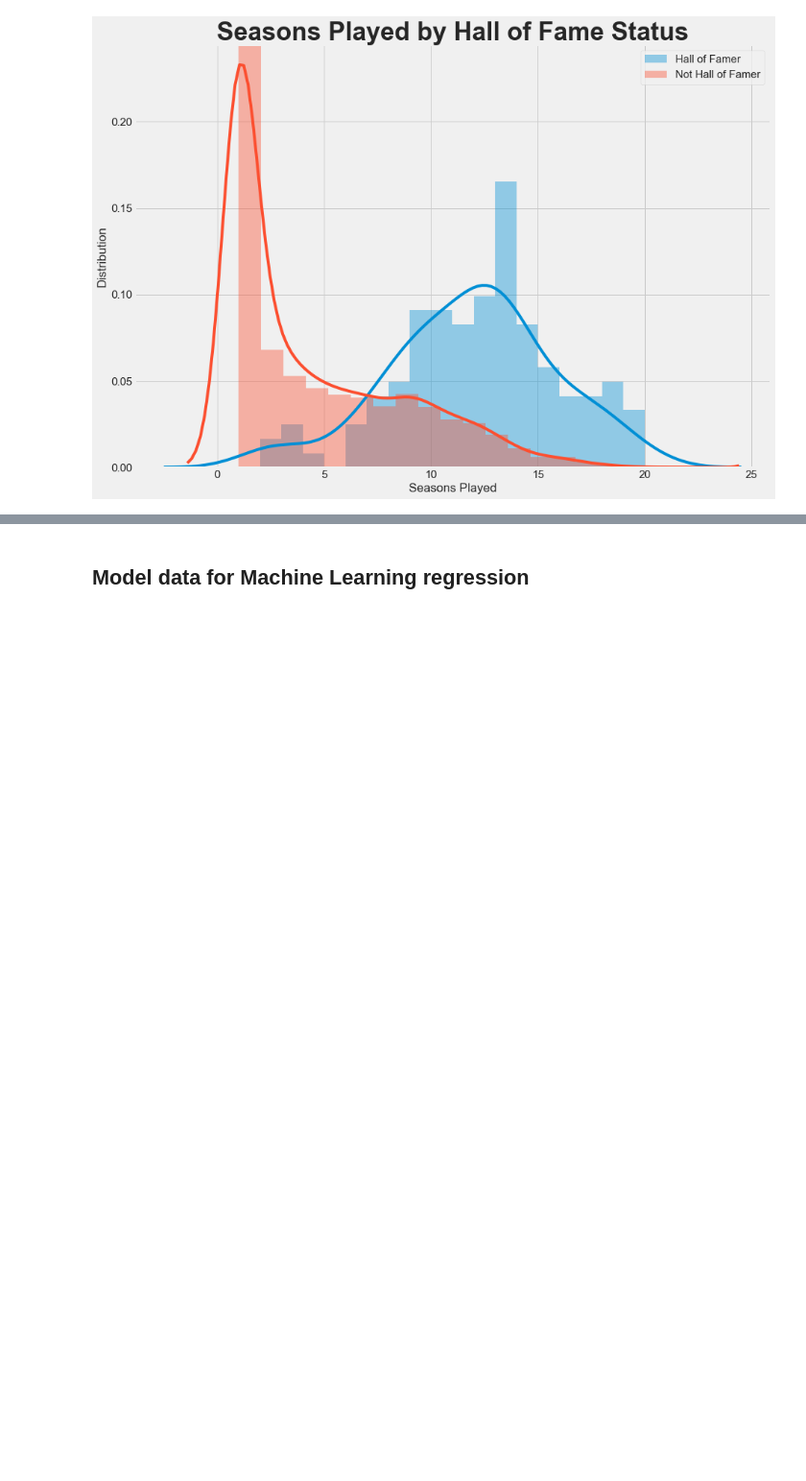
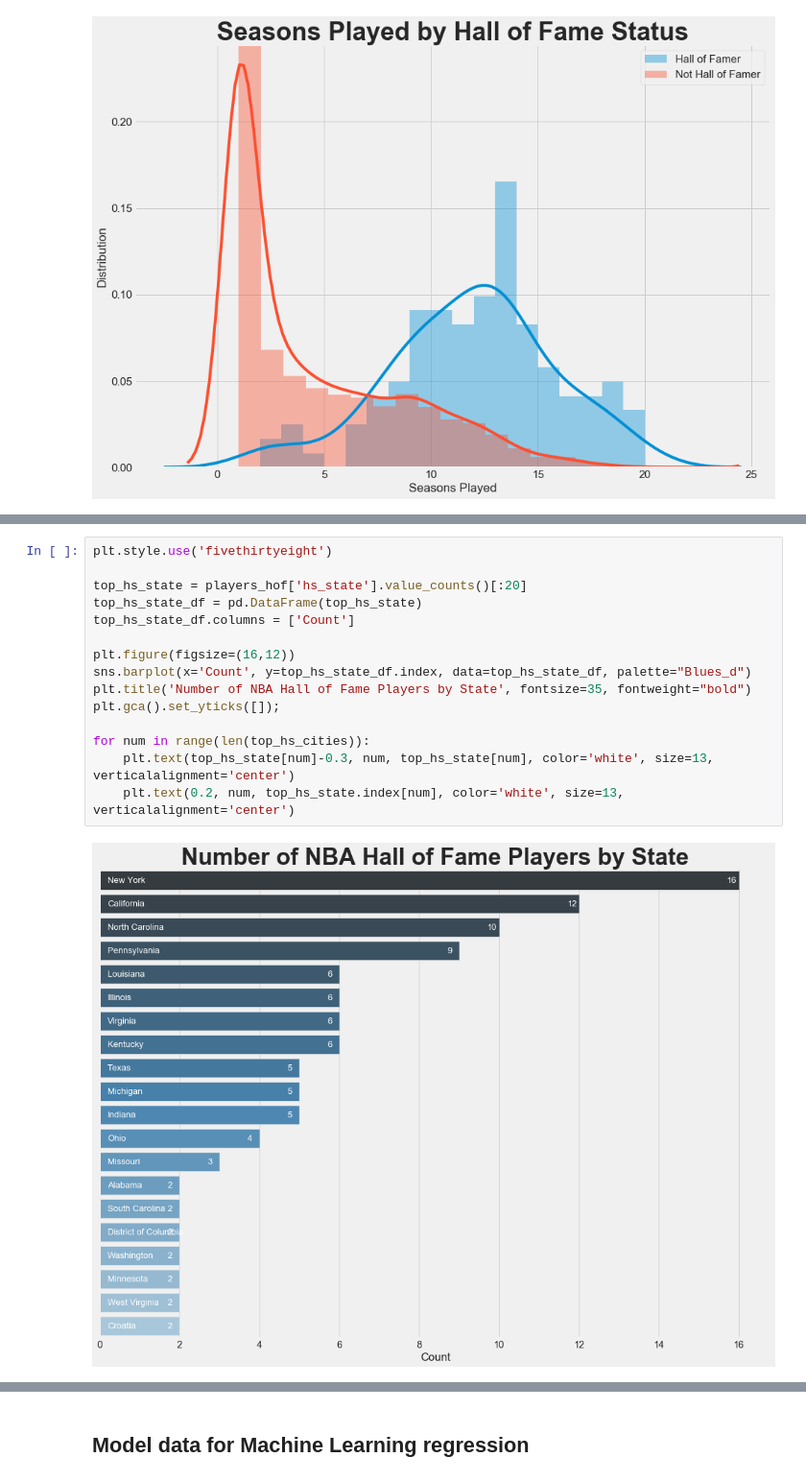
Before and after one commit to ymericson/NBA-player-info, a Jupyter notebook: NBA Hall of Fame - ML.ipynb, the cells around one changed output, grey strips where cells are left out. Shown at 96% size. Saved outputs shown, nothing was run; the diff lists cells and outputs as text; blank space fills up the shorter version.

```diff
--- a/NBA Hall of Fame - ML.ipynb
+++ b/NBA Hall of Fame - ML.ipynb
@@ -214,0 +233,17 @@ plt.savefig('all-graphs/hof_seasons_played.png')
+# %%
+plt.style.use('fivethirtyeight')
+
+top_hs_state = players_hof['hs_state'].value_counts()[:20]
+top_hs_state_df = pd.DataFrame(top_hs_state)
+top_hs_state_df.columns = ['Count']
+
+plt.figure(figsize=(16,12))
+sns.barplot(x='Count', y=top_hs_state_df.index, data=top_hs_state_df, palette="Blues_d")
+plt.title('Number of NBA Hall of Fame Players by State', fontsize=35, fontweight="bold")
+plt.gca().set_yticks([]);
+
+for num in range(len(top_hs_cities)):
+    plt.text(top_hs_state[num]-0.3, num, top_hs_state[num], color='white', size=13, verticalalignment='center')
+    plt.text(0.2, num, top_hs_state.index[num], color='white', size=13, verticalalignment='center')
+# %% [output]
+[figure, added]
```
Also changed, not shown: parts of 3 cells of this notebook, 1 other file.
